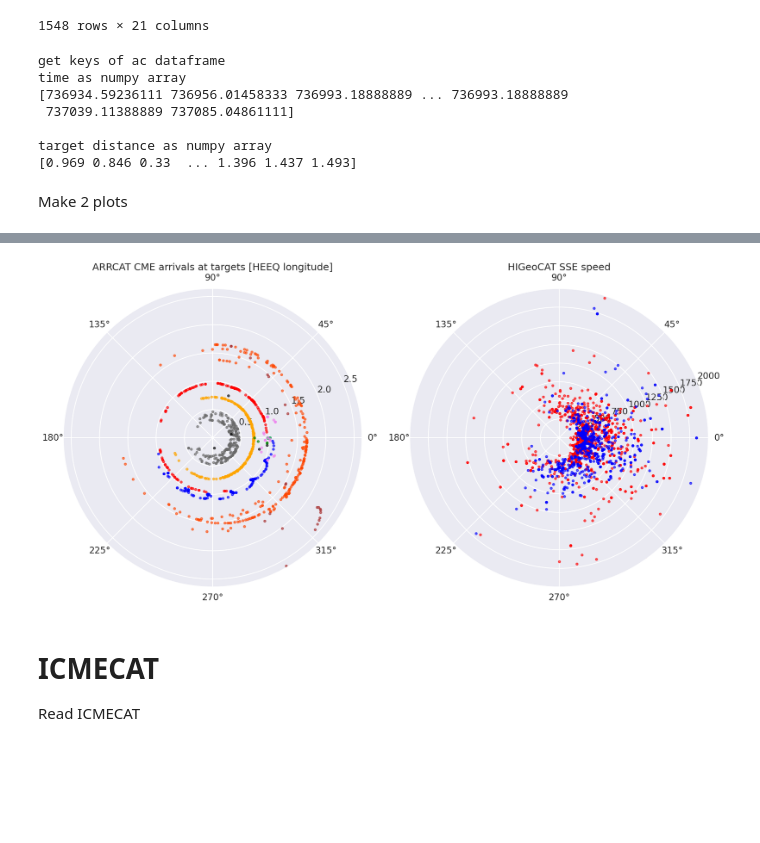
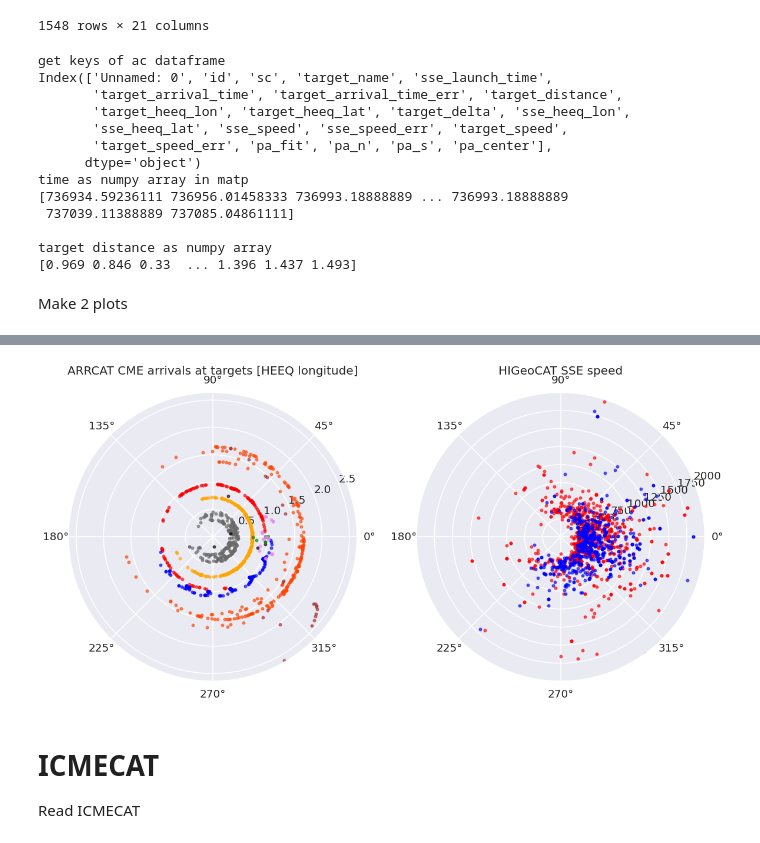
Before and after one commit to cmoestl/heliocats, a Jupyter notebook: read_helio_catalogs.ipynb, the cells around one changed output, grey strips where cells are left out. Cells and saved outputs as stored; diff of their text form; code cells hidden in the pictures; blank space fills up the shorter version.

```diff
--- a/read_helio_catalogs.ipynb
+++ b/read_helio_catalogs.ipynb
@@ -46,7 +51,7 @@ from sunpy.time import parse_time
 import matplotlib.pyplot as plt
 import seaborn as sns
 #make figures bigger
-plt.rcParams["figure.figsize"] = (15,8)
+plt.rcParams["figure.figsize"] = (10,5)
 # %% [markdown]
 # HI ARRIVAL CATALOG (ARRCAT)
 
@@ -77,10 +84,9 @@ ac
 1548 rows × 21 columns
 # %%
 print('get keys of ac dataframe')
-ac.keys()
+print(ac.keys())
 
-
-print('time as numpy array')
+print('time as numpy array in matp')
 ac_time_num=parse_time(ac.sse_launch_time).plot_date
 print(ac_time_num)
 print()
@@ -90,7 +96,13 @@ ac_target_distance=np.array(ac.target_distance)
 print(ac_target_distance)
 # %% [output]
 get keys of ac dataframe
-time as numpy array
+Index(['Unnamed: 0', 'id', 'sc', 'target_name', 'sse_launch_time',
+       'target_arrival_time', 'target_arrival_time_err', 'target_distance',
+       'target_heeq_lon', 'target_heeq_lat', 'target_delta', 'sse_heeq_lon',
+       'sse_heeq_lat', 'sse_speed', 'sse_speed_err', 'target_speed',
+       'target_speed_err', 'pa_fit', 'pa_n', 'pa_s', 'pa_center'],
+      dtype='object')
+time as numpy array in matp
 [736934.59236111 736956.01458333 736993.18888889 ... 736993.18888889
  737039.11388889 737085.04861111]
 
@@ -102,13 +114,13 @@ Make 2 plots
 
 sns.set_context("talk")
 sns.set_style('darkgrid')
-fig=plt.figure(1,figsize=(15,10))
+fig=plt.figure(1,figsize=(15,10),dpi=50)
 plt.plot_date(ac_time_num,ac_target_distance,'ok')
 plt.xlabel('heliocentric distance [AU]')
 
 
 
-fig=plt.figure(2, figsize=(18,10), dpi=100)
+fig=plt.figure(2, figsize=(15,10), dpi=80)
 ax = plt.subplot(121,projection='polar')
 
 plt.title('ARRCAT CME arrivals at targets [HEEQ longitude]')
@@ -134,34 +146,34 @@ al=0.6
 ax.scatter(np.radians(ac.target_heeq_lon[merci]),ac.target_distance[merci],s=ms,c='dimgrey', alpha=al)
 ax.scatter(np.radians(ac.target_heeq_lon[venusi]),ac.target_distance[venusi],s=ms,c='orange', alpha=al)
 ax.scatter(np.radians(ac.target_heeq_lon[earthi]),ac.target_distance[earthi],s=ms,c='mediumseagreen', alpha=al)
 ax.scatter(np.radians(ac.target_heeq_lon[marsi]),ac.target_distance[marsi],s=ms,c='orangered', alpha=al)
 
 ax.scatter(np.radians(ac.target_heeq_lon[stai]),ac.target_distance[stai],s=ms,c='red', alpha=al)
 ax.scatter(np.radians(ac.target_heeq_lon[stbi]),ac.target_distance[stbi],s=ms,c='blue', alpha=al)
 
 ax.scatter(np.radians(ac.target_heeq_lon[pspi]),ac.target_distance[pspi],s=ms,c='black', alpha=al)
 ax.scatter(np.radians(ac.target_heeq_lon[soloi]),ac.target_distance[soloi],s=ms,c='green', alpha=al)
 ax.scatter(np.radians(ac.target_heeq_lon[bepii]),ac.target_distance[bepii],s=ms,c='violet', alpha=al)
 ax.scatter(np.radians(ac.target_heeq_lon[ulyi]),ac.target_distance[ulyi],s=ms,c='brown', alpha=al)
 
 plt.ylim([0,np.max(ac.target_distance)+0.03])
 
 
 
 ax = plt.subplot(122,projection='polar')
 plt.title('HIGeoCAT SSE speed')
 hiai=np.where(ac.sc=='A')[0]
 hibi=np.where(ac.sc=='B')[0]
 
 ax.scatter(np.radians(ac.sse_heeq_lon[hiai].astype(float)),ac.sse_speed[hiai],s=ms,c='red', alpha=al)
 ax.scatter(np.radians(ac.sse_heeq_lon[hibi].astype(float)),ac.sse_speed[hibi],s=ms,c='blue', alpha=al)
 
 plt.ylim([0,2000])
 
 plt.tight_layout()
 # %% [output]
 [figure]
-[figure, old version]
+[figure, new version]
 # %% [markdown]
 # ICMECAT
 
```
Also changed, not shown: parts of 9 cells of this notebook.
